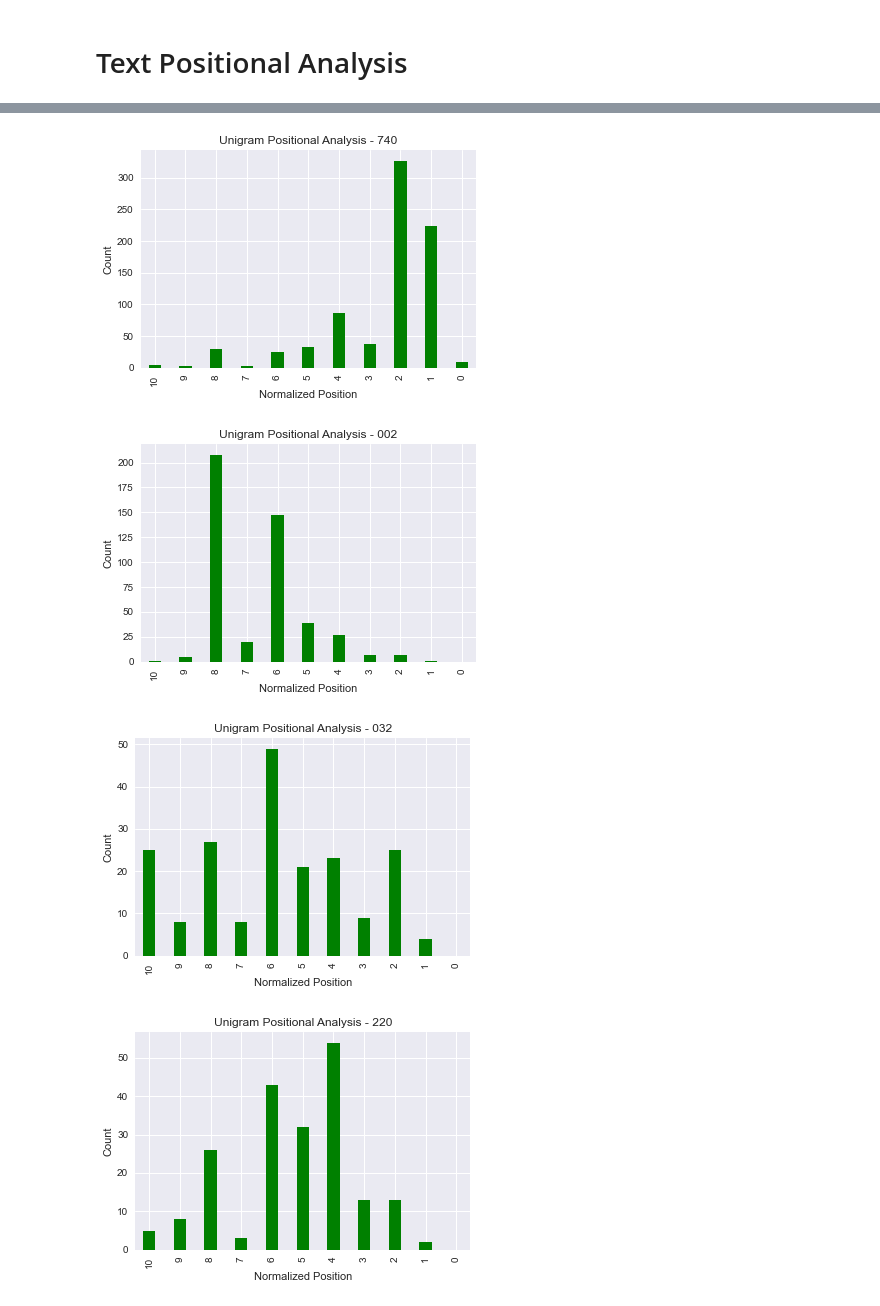
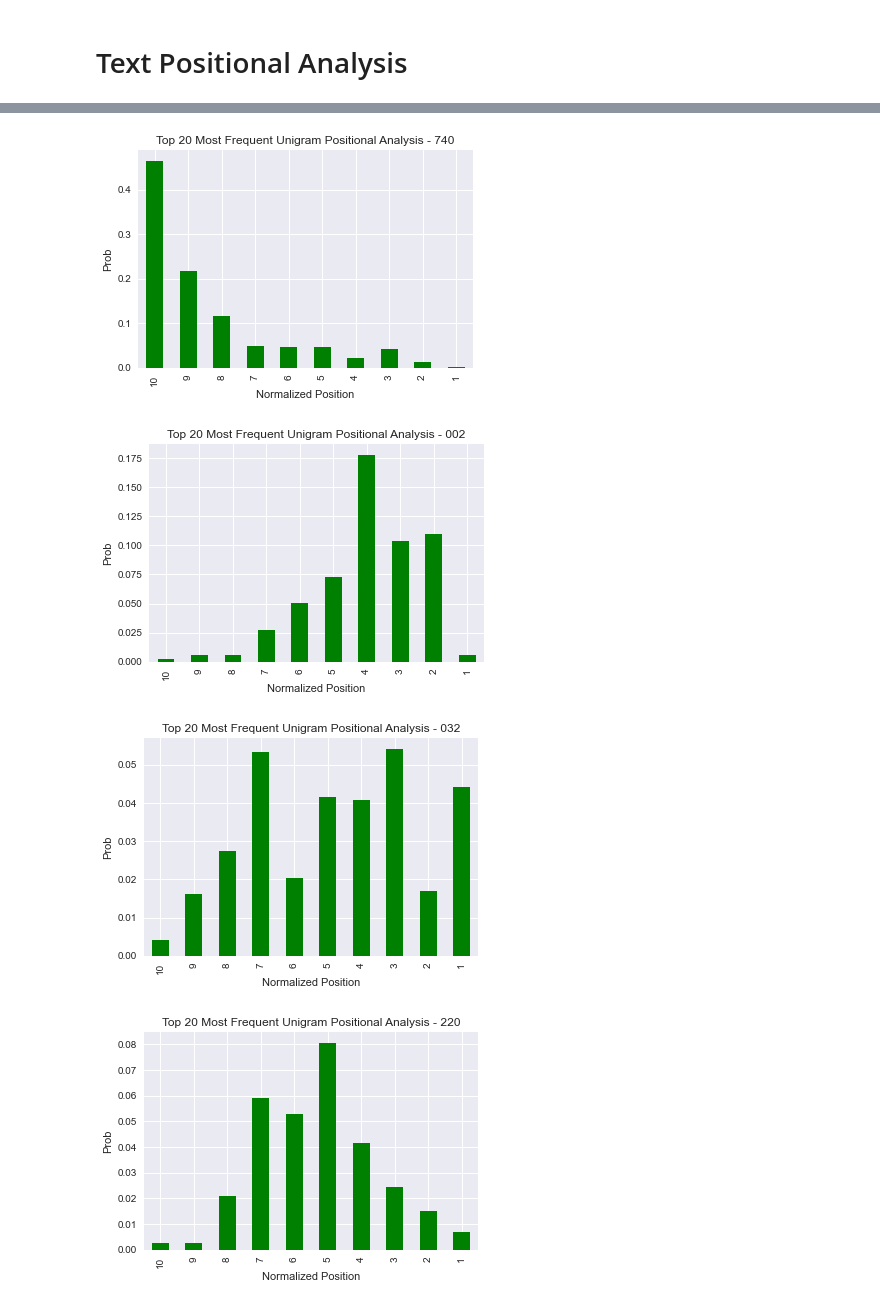
Before and after one commit to varundataquest/Indus-Valley-Text-Analysis, a Jupyter notebook: ICITTextAnalysis-Textual Analysis.ipynb, the cells around one changed output, grey strips where cells are left out. Cells and saved outputs as stored; diff of their text form; code cells hidden in the pictures.

Commit message:
Add files via upload
Added filtering by text size (need to be reviewed)
Other changes

```diff
--- a/ICITTextAnalysis-Textual Analysis.ipynb
+++ b/ICITTextAnalysis-Textual Analysis.ipynb
@@ -224,7 +273,7 @@ df_test_rev=pd.concat([df_test_x_rev,df_test_y_rev],axis=1)
 text_lengths=defaultdict(int)
 total_length=0
 total_count=0
-for text in df[df.standardized_text!=''].standardized_text:
+for text in df[df.r_to_l_text!=''].r_to_l_text:
     chars = text.split(' ')
     length = len(chars)
     text_lengths[length]+=1
@@ -417,28 +443,0 @@ text_norm_position_unigrams=defaultdict(dict[int, int])
-# %%
-i=0
-try:
-    #Fill the values with zeros in decreasing order so that we can keep same order in graph
-    for text in df[df.standardized_text!=''].standardized_text:
-      for word in get_ngrams_as_list(text,1):
-        for j in range (10,-1, -1):
-            text_norm_position_unigrams[word][j]=0
-
-    for text in df[df.standardized_text!=''].standardized_text:
-      for word in get_ngrams_as_list(text,1):
-        beginning_char = word # for unigram
-        minp, maxp, w = get_norm_position(text, beginning_char)
-        norm_pos =round((minp + maxp)/2)
-
-        if(norm_pos> CONST_NL): norm_pos = CONST_NL
-        elif(norm_pos<0): norm_pos = 0
-
-        #print(i,":Text:",text, "Char:", beginning_char, minp, maxp, w," Norm Pos:",norm_pos)
-        val = text_norm_position_unigrams[word].get(norm_pos,0)
-        text_norm_position_unigrams[word][norm_pos]= val+1
-
-        i=i+1
-
-    #print(text_norm_position_unigrams.items())
-except Exception as e:
-        print("Exception:", e.__class__, "Building the positional unigram")
-        traceback.print_exc()
@@ -447,0 +638,5 @@ df_text_norm_position_unigrams=pd.DataFrame(text_norm_position_unigrams)
+# %%
+
+posNgramModel = PositionalNgramModel()
+
+print(posNgramModel.get_norm_position("740 231 220 032 002 817", "R/L", "817 002"))
@@ -447,0 +670,3 @@ df_text_norm_position_unigrams=pd.DataFrame(text_norm_position_unigrams)
+# %%
+a = df[df.r_to_l_text!=''].r_to_l_text
+df_text_norm_position_unigrams_prob, df_text_norm_position_bigrams_prob, df_text_norm_position_trigrams_prob,df_text_norm_position_quadgrams_prob = posNgramModel.fit(a, "R/L")
@@ -448,13 +696,14 @@ df_text_norm_position_unigrams=pd.DataFrame(text_norm_position_unigrams)
 # %%
 for unigram in pd_text_unigrams1:
-    df_text_norm_position_unigrams[unigram].plot(kind='bar', width = 0.4, color='green')
+    df_text_norm_position_unigrams_prob[unigram].plot(kind='bar', color='green')
 
     plt.xlabel("Normalized Position")
-    plt.ylabel("Count")
-    plt.title("Unigram Positional Analysis - " + unigram)
+    plt.ylabel("Prob")
+    plt.title("Top 20 Most Frequent Unigram Positional Analysis - " + unigram)
+
     plt.show()
 # %% [output]
-[figure, old version]
+[figure, new version]
-[figure, old version]
+[figure, new version]
-[figure, old version]
+[figure, new version]
-[figure, old version]
+[figure, new version]
```
Also changed, not shown: parts of 41 cells of this notebook.
